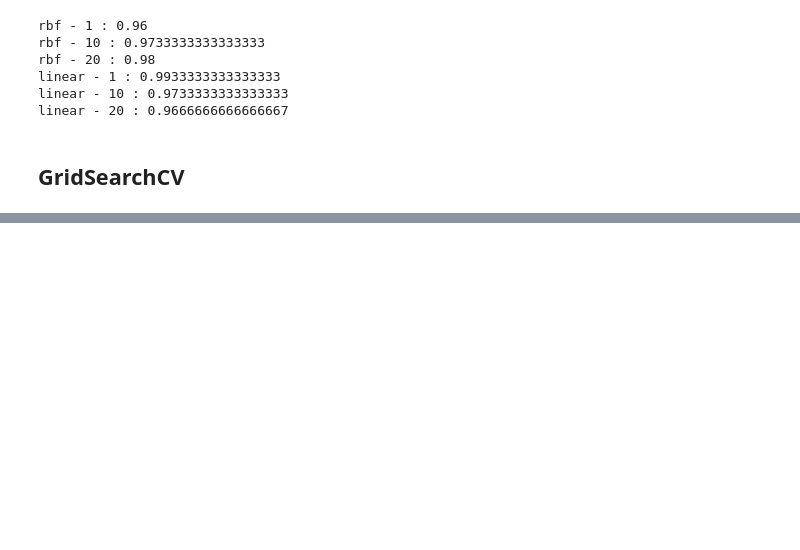
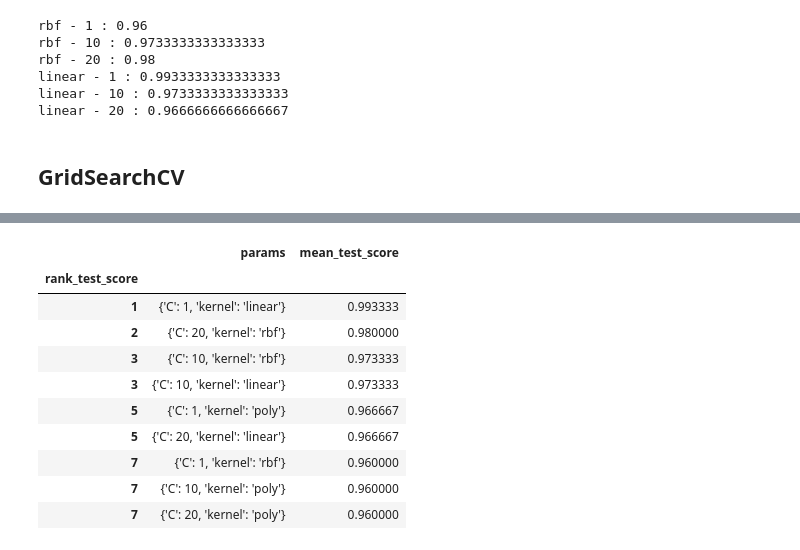
Before and after one commit to tejas40/Data_science, a Jupyter notebook: 5_Machine_learning/Classfication/9_1_GridsearchCV.ipynb, the cells around one changed output, grey strips where cells are left out. Saved outputs shown, nothing was run; the diff lists cells and outputs as text; code cells hidden in the pictures; blank space fills up the shorter version.

```diff
--- a/5_Machine_learning/Classfication/9_1_GridsearchCV.ipynb
+++ b/5_Machine_learning/Classfication/9_1_GridsearchCV.ipynb
@@ -136,0 +156,14 @@ clf.cv_results_
+# %%
+final1.sort_index()
+# %% [output]
+|  | params | mean_test_score |
+| rank_test_score |  |  |
+| 1 | {'C': 1, 'kernel': 'linear'} | 0.993333 |
+| 2 | {'C': 20, 'kernel': 'rbf'} | 0.980000 |
+| 3 | {'C': 10, 'kernel': 'rbf'} | 0.973333 |
+| 3 | {'C': 10, 'kernel': 'linear'} | 0.973333 |
+| 5 | {'C': 1, 'kernel': 'poly'} | 0.966667 |
+| 5 | {'C': 20, 'kernel': 'linear'} | 0.966667 |
+| 7 | {'C': 1, 'kernel': 'rbf'} | 0.960000 |
+| 7 | {'C': 10, 'kernel': 'poly'} | 0.960000 |
+| 7 | {'C': 20, 'kernel': 'poly'} | 0.960000 |
```
Also changed, not shown: parts of 16 cells of this notebook.
